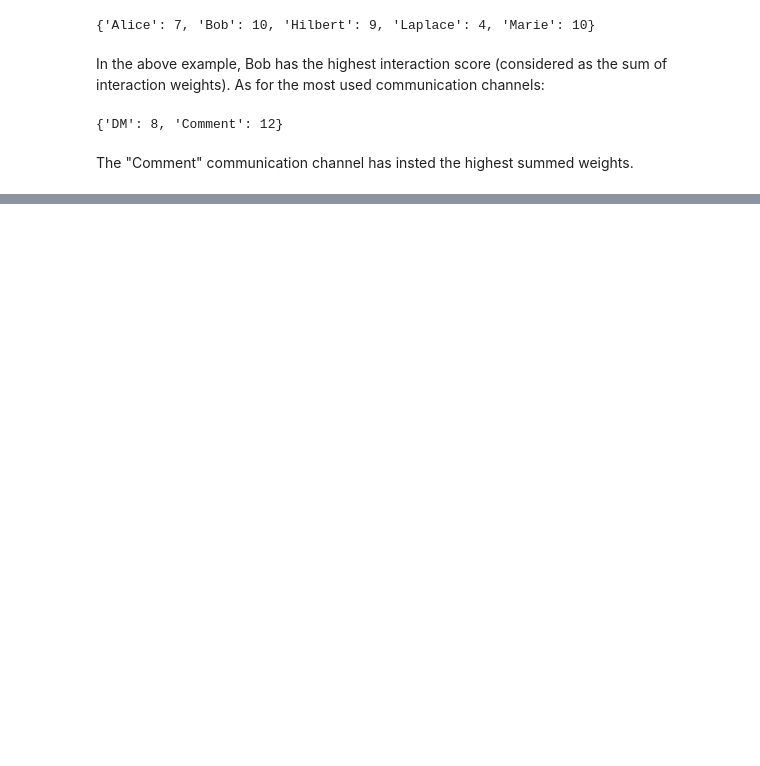
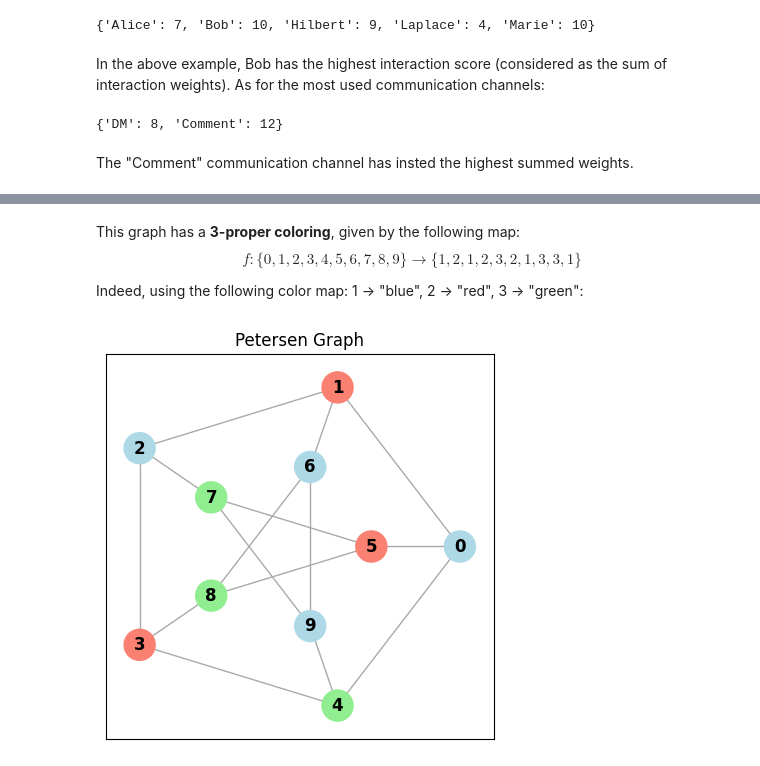
Before and after one commit to mirko-leccese/The-Machine-Learning-Project, a Jupyter notebook: graphs/graph-theory-networkx-2.ipynb, the cells around one changed output, grey strips where cells are left out. Cells and saved outputs as stored; diff of their text form; code cells hidden in the pictures; blank space fills up the shorter version.

```diff
--- a/graphs/graph-theory-networkx-2.ipynb
+++ b/graphs/graph-theory-networkx-2.ipynb
@@ -299,0 +347,24 @@ $$
+# %% [markdown]
+This graph has a **3-proper coloring**, given by the following map:
+$$
+f: \{0, 1, 2, 3, 4, 5, 6, 7, 8, 9\} \rightarrow \{1, 2, 1, 2, 3, 2, 1, 3, 3, 1\}
+$$
+
+Indeed, using the following color map: 1 -> "blue", 2 -> "red", 3 -> "green":
+# %%
+# Draw the graph -> we use light colors for a better visualization
+color_map = { 1: "lightblue", 2: "salmon", 3: "lightgreen"}
+three_coloring = [1, 2, 1, 2, 3, 2, 1, 3, 3, 1]
+node_colors = [color_map[i] for i in three_coloring]
+
+
+plt.figure(figsize=(5, 5))
+nx.draw_networkx(
+    g_petersen, pos=positions, with_labels=True,
+    node_size=500, node_color=node_colors, font_size=12,
+    font_weight='bold', edge_color='darkgrey'
+)
+plt.title("Petersen Graph")
+plt.show()
+# %% [output]
+[figure, added]
```
Also changed, not shown: parts of 85 cells of this notebook, 2 other files.
